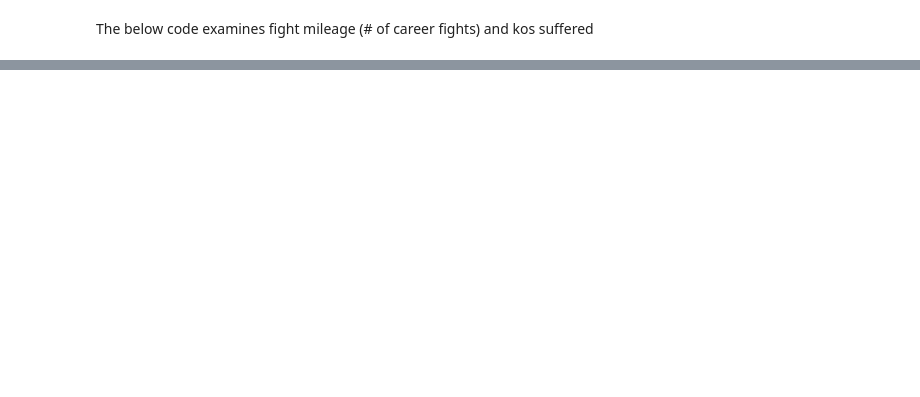
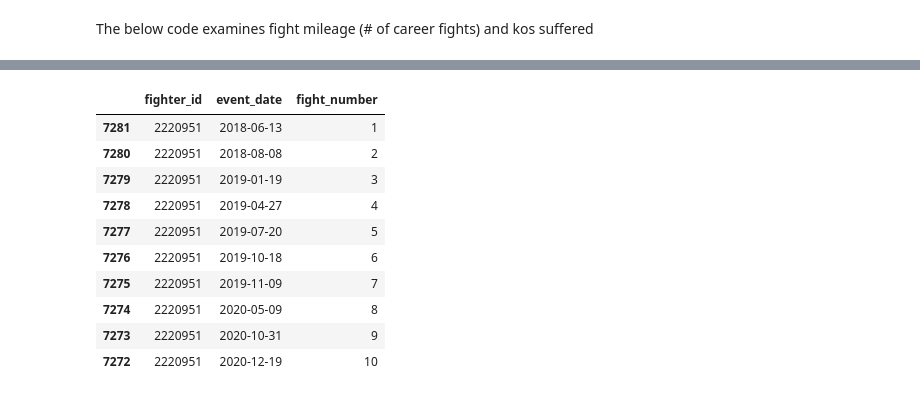
Before and after one commit to MaxM-1/MaxM_IanC_INSY6500_FinalProject_UFC_Fights, a Jupyter notebook: age_analysis.ipynb, the cells around one changed output, grey strips where cells are left out. Saved outputs shown, nothing was run; the diff lists cells and outputs as text; code cells hidden in the pictures; blank space fills up the shorter version.

```diff
--- a/age_analysis.ipynb
+++ b/age_analysis.ipynb
@@ -13,9 +13,28 @@ hist = pd.read_csv("data/fighter_history.csv")
 attrs['dob'] = pd.to_datetime(attrs['dob'], errors='coerce')
 hist['event_date'] = pd.to_datetime(hist['event_date'], errors='coerce')
 
+def classify_style(style):
+    if pd.isna(style):
+        return "Generalist"
+    s = style.lower()
+
+    bjj = ["bjj", "brazilian", "jiu", "grappler"]
+    wrestle = ["wrestling", "wrestler"]
+    striking = ["boxing", "kickboxing", "muay", "karate", "taekwondo", "striker"]
+
+    if any(k in s for k in bjj):
+        return "BJJ"
+    if any(k in s for k in wrestle):
+        return "Wrestler"
+    if any(k in s for k in striking):
+        return "Striker"
+    return "Generalist"
+
+attrs["style_group"] = attrs["style"].apply(classify_style)
+
 # Merge DOB into fight history
 merged = hist.merge(
-    attrs[['fighter_id', 'dob', 'weight_class', 'style']],
+    attrs[['fighter_id', 'dob', 'weight_class', 'style_group']],
     on='fighter_id',
     how='left'
 )
@@ -291,0 +371,20 @@ KeyError: 'weight_class'
+# %%
+# Make sure fights are in chronological order per fighter
+merged = merged.sort_values(['fighter_id', 'event_date'])
+
+# Fight mileage: 1 for first fight, 2 for second, etc.
+merged['fight_number'] = merged.groupby('fighter_id').cumcount() + 1
+
+merged[['fighter_id', 'event_date', 'fight_number']].head(10)
+# %% [output]
+|  | fighter_id | event_date | fight_number |
+| 7281 | 2220951 | 2018-06-13 | 1 |
+| 7280 | 2220951 | 2018-08-08 | 2 |
+| 7279 | 2220951 | 2019-01-19 | 3 |
+| 7278 | 2220951 | 2019-04-27 | 4 |
+| 7277 | 2220951 | 2019-07-20 | 5 |
+| 7276 | 2220951 | 2019-10-18 | 6 |
+| 7275 | 2220951 | 2019-11-09 | 7 |
+| 7274 | 2220951 | 2020-05-09 | 8 |
+| 7273 | 2220951 | 2020-10-31 | 9 |
+| 7272 | 2220951 | 2020-12-19 | 10 |
```
Also changed, not shown: parts of 9 cells of this notebook.
